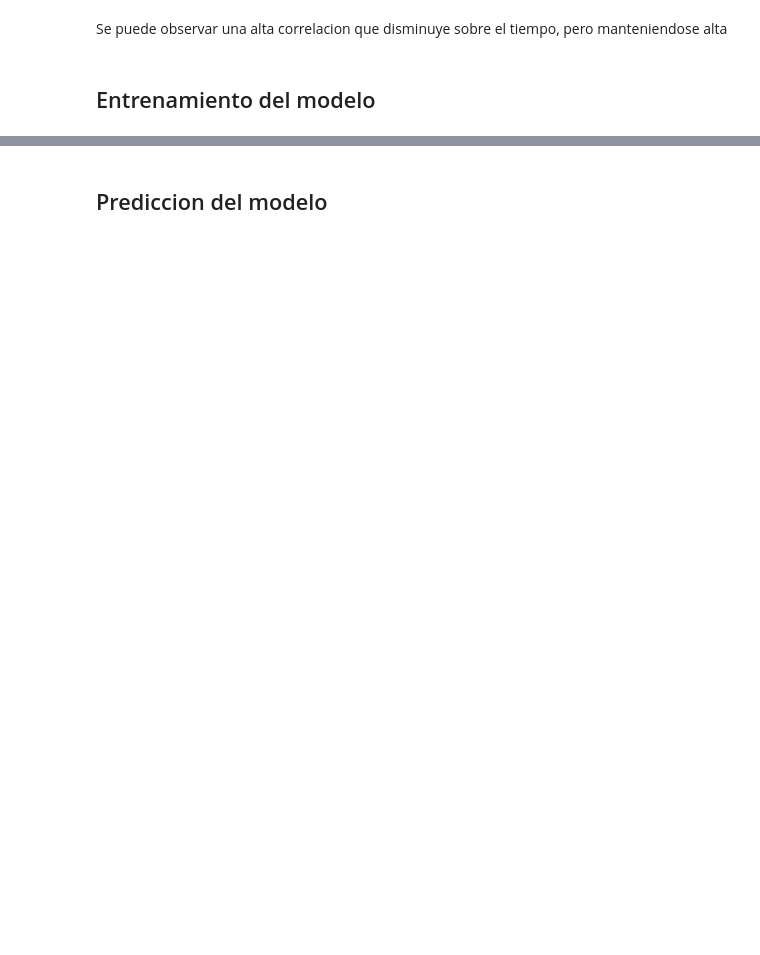
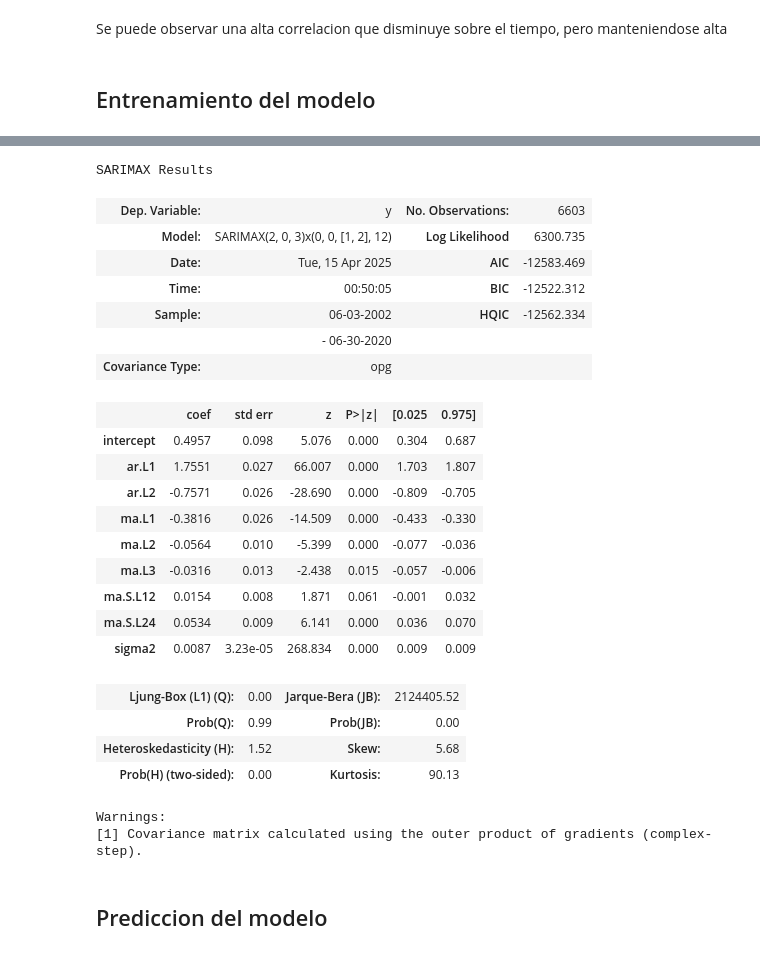
Before and after one commit to Reezo912/TimeSeries-Water, a Jupyter notebook: src/explore.ipynb, the cells around one changed output, grey strips where cells are left out. Saved outputs shown, nothing was run; the diff lists cells and outputs as text; code cells hidden in the pictures; blank space fills up the shorter version.

```diff
--- a/src/explore.ipynb
+++ b/src/explore.ipynb
@@ -167,6 +115,18 @@ Se puede observar una alta correlacion que disminuye sobre el tiempo, pero mante
 # %%
 from pmdarima import auto_arima
 
-model = auto_arima(df['Lake_Level'], seasonal=True, m=365, trace=True, error_action='ignore', suppress_warnings=True)
+y_train = df
+
+model = auto_arima(
+    df, start_p=1, start_q=1,
+    max_p=3, max_q=3,
+    m=12,
+    d=0,                 # si ya confirmaste que no requiere diferenciación
+    seasonal=True,      # si no hay estacionalidad
+    trace=True,
+    error_action='ignore',
+    suppress_warnings=True,
+    stepwise=True
+)
 # %% [output]
 Performing stepwise search to minimize aic
@@ -174,3 +148,30 @@ KeyboardInterrupt:
+# %%
+model.summary()
+# %% [output]
+SARIMAX Results
+| Dep. Variable: | y | No. Observations: | 6603 |
+| Model: | SARIMAX(2, 0, 3)x(0, 0, [1, 2], 12) | Log Likelihood | 6300.735 |
+| Date: | Tue, 15 Apr 2025 | AIC | -12583.469 |
+| Time: | 00:50:05 | BIC | -12522.312 |
+| Sample: | 06-03-2002 | HQIC | -12562.334 |
+|  | - 06-30-2020 |  |  |
+| Covariance Type: | opg |  |  |
+|  | coef | std err | z | P>|z| | [0.025 | 0.975] |
+| intercept | 0.4957 | 0.098 | 5.076 | 0.000 | 0.304 | 0.687 |
+| ar.L1 | 1.7551 | 0.027 | 66.007 | 0.000 | 1.703 | 1.807 |
+| ar.L2 | -0.7571 | 0.026 | -28.690 | 0.000 | -0.809 | -0.705 |
+| ma.L1 | -0.3816 | 0.026 | -14.509 | 0.000 | -0.433 | -0.330 |
+| ma.L2 | -0.0564 | 0.010 | -5.399 | 0.000 | -0.077 | -0.036 |
+| ma.L3 | -0.0316 | 0.013 | -2.438 | 0.015 | -0.057 | -0.006 |
+| ma.S.L12 | 0.0154 | 0.008 | 1.871 | 0.061 | -0.001 | 0.032 |
+| ma.S.L24 | 0.0534 | 0.009 | 6.141 | 0.000 | 0.036 | 0.070 |
+| sigma2 | 0.0087 | 3.23e-05 | 268.834 | 0.000 | 0.009 | 0.009 |
+| Ljung-Box (L1) (Q): | 0.00 | Jarque-Bera (JB): | 2124405.52 |
+| Prob(Q): | 0.99 | Prob(JB): | 0.00 |
+| Heteroskedasticity (H): | 1.52 | Skew: | 5.68 |
+| Prob(H) (two-sided): | 0.00 | Kurtosis: | 90.13 |
+Warnings:
+[1] Covariance matrix calculated using the outer product of gradients (complex-step).
 # %% [markdown]
 ## Prediccion del modelo
 # %%
```
Also changed, not shown: parts of 13 cells of this notebook.
